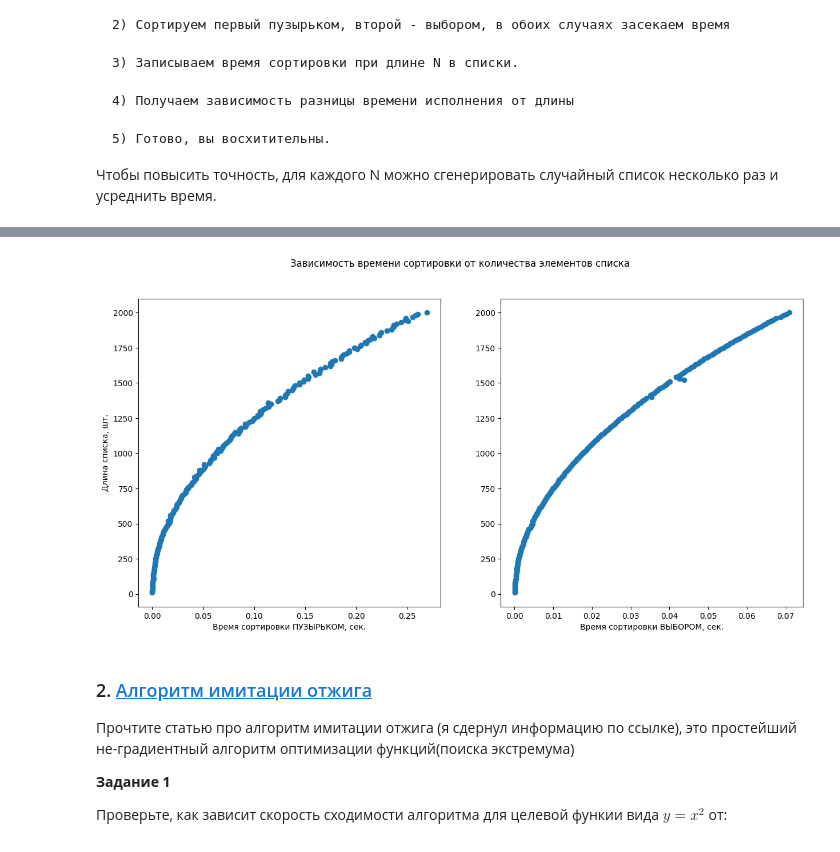
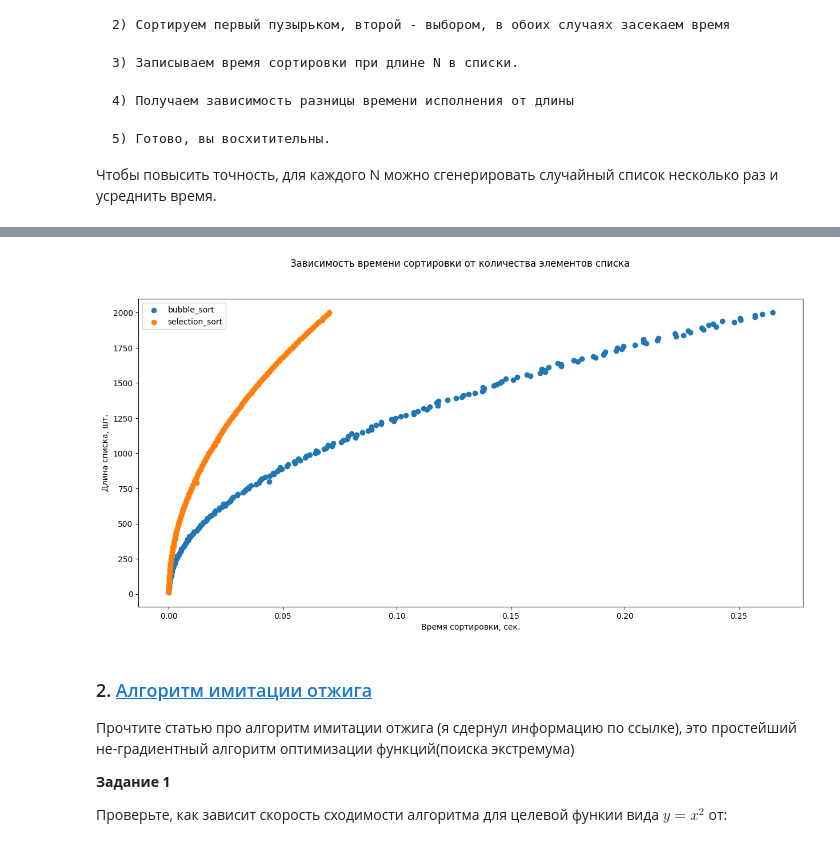
Before and after one commit to IYuminov/Python_2023_Master, a Jupyter notebook: homework/hw_02.ipynb, the cells around one changed output, grey strips where cells are left out. Saved outputs shown, nothing was run; the diff lists cells and outputs as text; code cells hidden in the pictures.

```diff
--- a/homework/hw_02.ipynb
+++ b/homework/hw_02.ipynb
@@ -108,16 +108,15 @@ for i in range_gen:
    list_time_bubble.append(measure_time_sort_list(random_list_for_bubble, bubble_sort))
    list_time_selection.append(measure_time_sort_list(random_list_for_selection, selection_sort))
 # %%
-fig, ax = plt.subplots(1, 2, figsize=(15, 7))
-fig.suptitle('Зависимость времени сортировки от количества элементов списка')
-
-ax[0].scatter(list_time_bubble, list_len_lists)
-ax[0].set_xlabel('Время сортировки ПУЗЫРЬКОМ, сек.')
-ax[0].set_ylabel('Длина списка, шт.')
-ax[1].scatter(list_time_selection, list_len_lists)
-ax[1].set_xlabel('Время сортировки ВЫБОРОМ, сек.');
+plt.subplots(1, 1, figsize=(15, 7))
+plt.suptitle('Зависимость времени сортировки от количества элементов списка')
+plt.scatter(list_time_bubble, list_len_lists, label= bubble_sort.__name__)
+plt.scatter(list_time_selection, list_len_lists, label= selection_sort.__name__)
+plt.ylabel('Длина списка, шт.')
+plt.xlabel('Время сортировки, сек.')
+plt.legend();
 # %% [output]
-[figure, old version]
+[figure, new version]
 # %% [markdown]
 ### 2. [Алгоритм имитации отжига](https://machinelearningmastery.com/simulated-annealing-from-scratch-in-python/)
 
```
Also changed, not shown: parts of 3 cells of this notebook.
